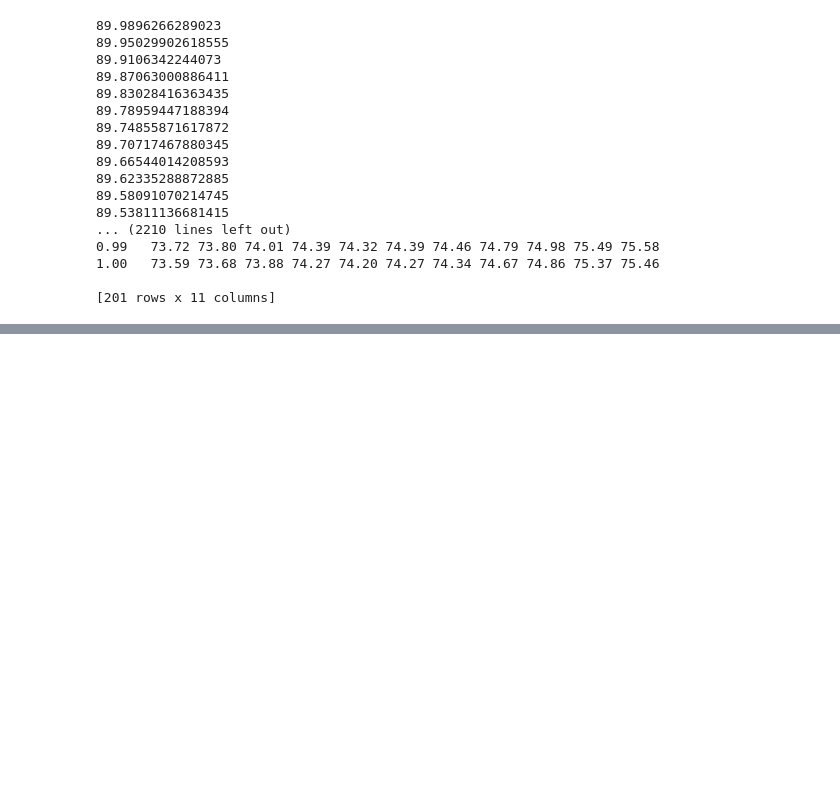
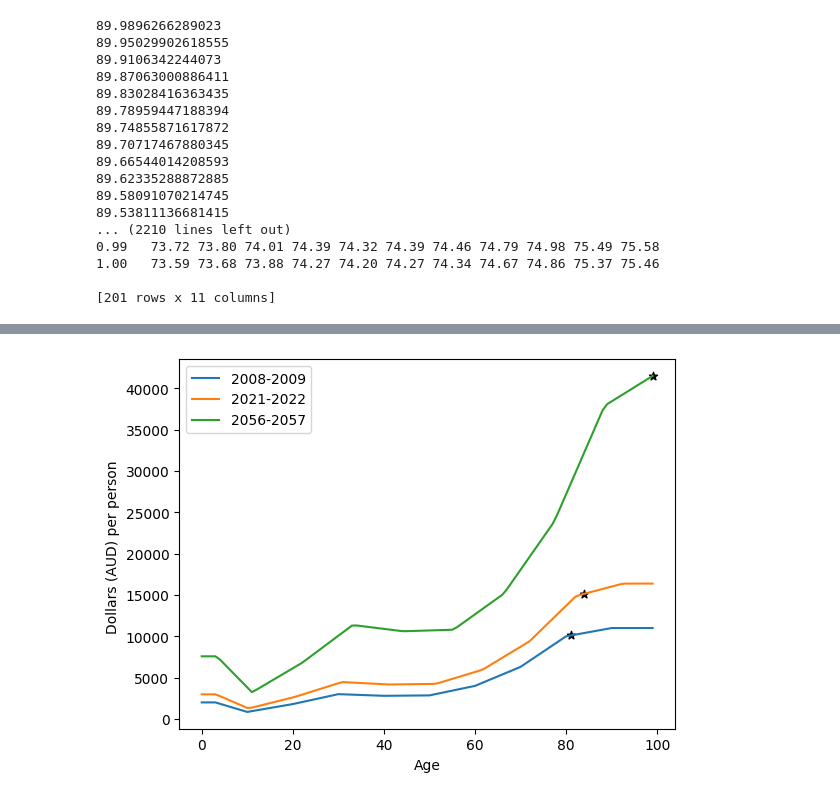
Before and after one commit to LyuLingfeng95/PhDProject1, a Jupyter notebook: Project2_mortality.ipynb, the cells around one changed output, grey strips where cells are left out. Cells and saved outputs as stored; diff of their text form; code cells hidden in the pictures; blank space fills up the shorter version.

```diff
--- a/Project2_mortality.ipynb
+++ b/Project2_mortality.ipynb
@@ -1108,0 +1140,19 @@ top_six_sa4
+# %%
+combined_df_new =  combined_df.copy()
+combined_df_new['2021-2022']  =combined_df_new['2021-2022']  *134/90
+combined_df_new['2056-2057'] =combined_df_new['2056-2057']  *341/90
+# %%
+plt.plot(combined_df_new['Age group'], combined_df_new['2008-2009'], label='2008-2009')
+plt.plot(combined_df_new['Age group'], combined_df_new['2021-2022'], label='2021-2022')
+plt.plot(combined_df_new['Age group'], combined_df_new['2056-2057'], label='2056-2057')
+plt.scatter([81], [10100], marker='*', color='black')
+plt.scatter([84], [10172.97 *134/90], marker='*', color='black')
+plt.scatter([99], [10954.77 * 341/90], marker='*', color='black')
+
+plt.xlabel('Age')
+plt.ylabel('Dollars (AUD) per person ')
+
+plt.legend()
+plt.show()
+# %% [output]
+[figure, added]
```
Also changed, not shown: parts of 27 cells of this notebook, 13 other files.
